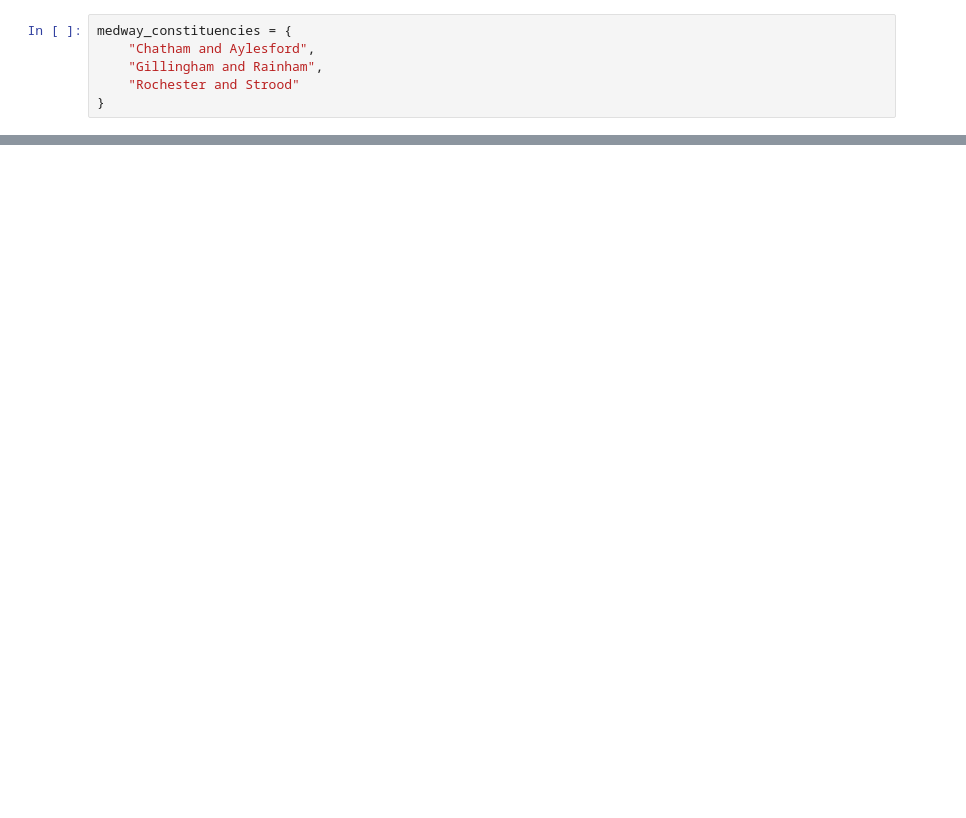
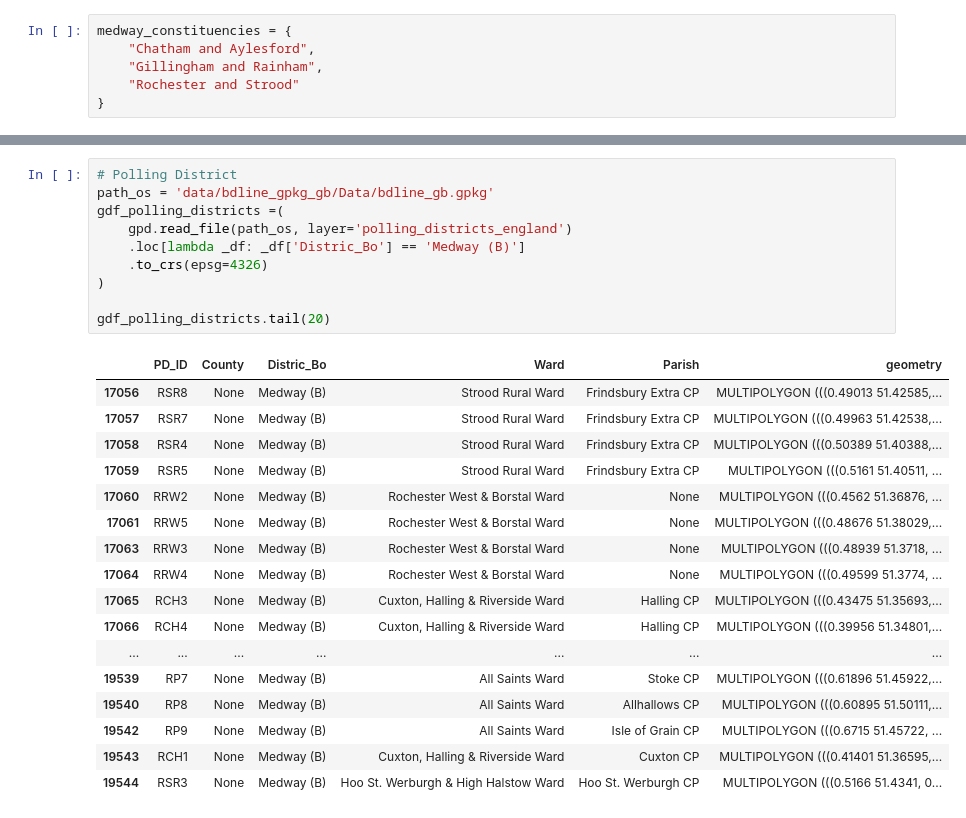
Before and after one commit to quinnphil/medway-local-authority-maps, a Jupyter notebook: ConstituancyBoundaries.ipynb, the cells around one changed output, grey strips where cells are left out. Drawn from its saved outputs; the diff is of its cells as text; blank space fills up the shorter version.

```diff
--- a/ConstituancyBoundaries.ipynb
+++ b/ConstituancyBoundaries.ipynb
@@ -63,3 +75,31 @@ medway_wards.head()
 | 2 | 3 | Lordswood & Walderslade | Lordswood & Walderslade | 3 | 11342 | 11954 | 16858.727262 | 6.744457e+06 | POLYGON ((0.54855 51.36459, 0.548... |
 | 3 | 4 | Princes Park | Princes Park | 2 | 6807 | 7085 | 7820.077862 | 1.634136e+06 | POLYGON ((0.54797 51.36585, 0.548... |
 | 4 | 5 | Hempstead & Wigmore | Hempstead & Wigmore | 2 | 7628 | 8156 | 13225.376909 | 4.504709e+06 | POLYGON ((0.55855 51.3671, 0.5585... |
+# %%
+# Polling District
+path_os = 'data/bdline_gpkg_gb/Data/bdline_gb.gpkg'
+gdf_polling_districts =(
+    gpd.read_file(path_os, layer='polling_districts_england')
+    .loc[lambda _df: _df['Distric_Bo'] == 'Medway (B)']
+    .to_crs(epsg=4326)
+)
+
+gdf_polling_districts.tail(20)
+# %% [output]
+|  | PD_ID | County | Distric_Bo | Ward | Parish | geometry |
+| 17056 | RSR8 | None | Medway (B) | Strood Rural Ward | Frindsbury Extra CP | MULTIPOLYGON (((0.49013 51.42585,... |
+| 17057 | RSR7 | None | Medway (B) | Strood Rural Ward | Frindsbury Extra CP | MULTIPOLYGON (((0.49963 51.42538,... |
+| 17058 | RSR4 | None | Medway (B) | Strood Rural Ward | Frindsbury Extra CP | MULTIPOLYGON (((0.50389 51.40388,... |
+| 17059 | RSR5 | None | Medway (B) | Strood Rural Ward | Frindsbury Extra CP | MULTIPOLYGON (((0.5161 51.40511, ... |
+| 17060 | RRW2 | None | Medway (B) | Rochester West & Borstal Ward | None | MULTIPOLYGON (((0.4562 51.36876, ... |
+| 17061 | RRW5 | None | Medway (B) | Rochester West & Borstal Ward | None | MULTIPOLYGON (((0.48676 51.38029,... |
+| 17063 | RRW3 | None | Medway (B) | Rochester West & Borstal Ward | None | MULTIPOLYGON (((0.48939 51.3718, ... |
+| 17064 | RRW4 | None | Medway (B) | Rochester West & Borstal Ward | None | MULTIPOLYGON (((0.49599 51.3774, ... |
+| 17065 | RCH3 | None | Medway (B) | Cuxton, Halling & Riverside Ward | Halling CP | MULTIPOLYGON (((0.43475 51.35693,... |
+| 17066 | RCH4 | None | Medway (B) | Cuxton, Halling & Riverside Ward | Halling CP | MULTIPOLYGON (((0.39956 51.34801,... |
+| ... | ... | ... | ... | ... | ... | ... |
+| 19539 | RP7 | None | Medway (B) | All Saints Ward | Stoke CP | MULTIPOLYGON (((0.61896 51.45922,... |
+| 19540 | RP8 | None | Medway (B) | All Saints Ward | Allhallows CP | MULTIPOLYGON (((0.60895 51.50111,... |
+| 19542 | RP9 | None | Medway (B) | All Saints Ward | Isle of Grain CP | MULTIPOLYGON (((0.6715 51.45722, ... |
+| 19543 | RCH1 | None | Medway (B) | Cuxton, Halling & Riverside Ward | Cuxton CP | MULTIPOLYGON (((0.41401 51.36595,... |
+| 19544 | RSR3 | None | Medway (B) | Hoo St. Werburgh & High Halstow Ward | Hoo St. Werburgh CP | MULTIPOLYGON (((0.5166 51.4341, 0... |
```
Also changed, not shown: parts of 9 cells of this notebook, 8 other files.
